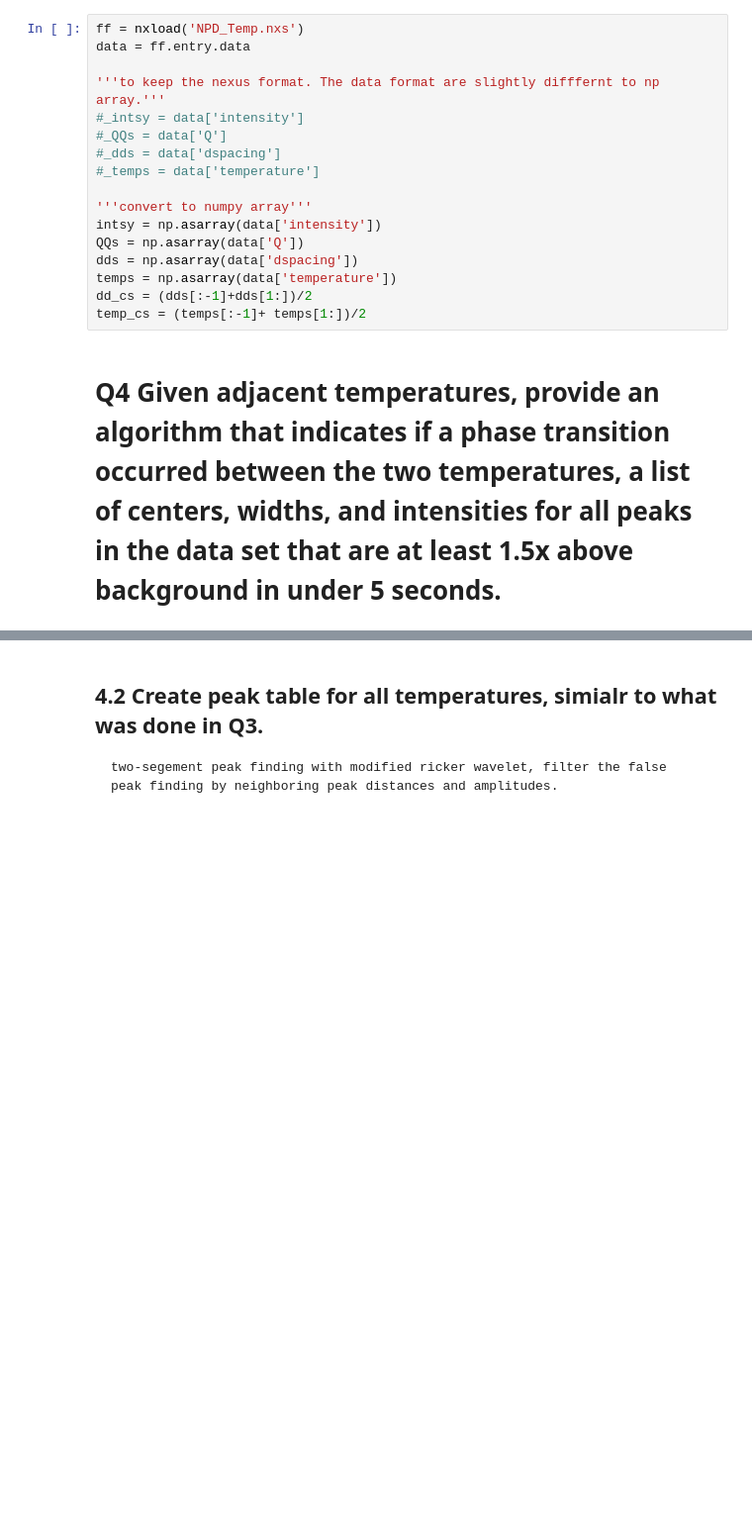
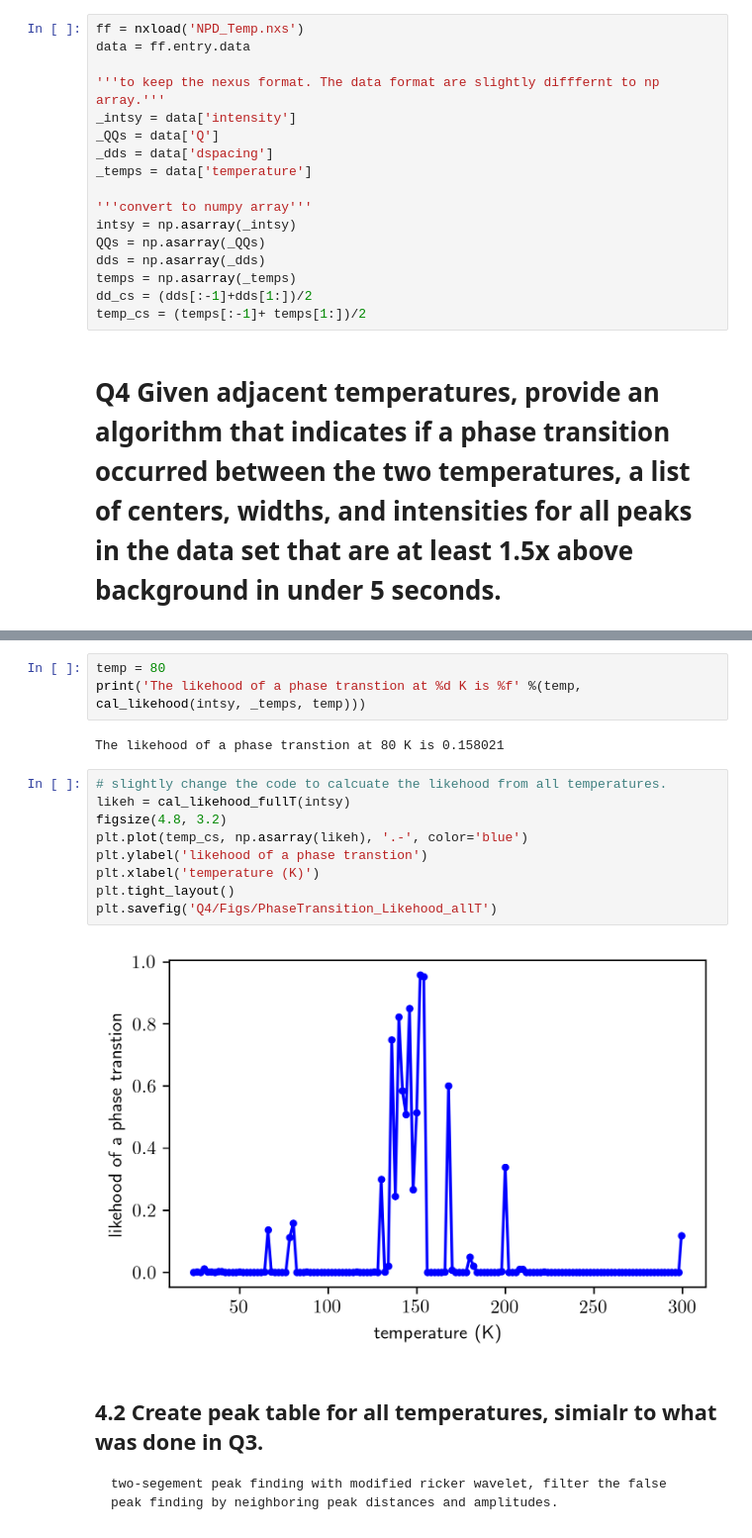
Before and after one commit to yaohualiu/NPD, a Jupyter notebook: NPD_Q4.ipynb, the cells around one changed output, grey strips where cells are left out. Shown at 99% size. Saved outputs shown, nothing was run; the diff lists cells and outputs as text; blank space fills up the shorter version.

```diff
--- a/NPD_Q4.ipynb
+++ b/NPD_Q4.ipynb
@@ -45,16 +45,16 @@ ff = nxload('NPD_Temp.nxs')
 data = ff.entry.data
 
 '''to keep the nexus format. The data format are slightly difffernt to np array.'''
-#_intsy = data['intensity']
-#_QQs = data['Q']
-#_dds = data['dspacing']
-#_temps = data['temperature']
+_intsy = data['intensity']
+_QQs = data['Q']
+_dds = data['dspacing']
+_temps = data['temperature']
 
 '''convert to numpy array'''
-intsy = np.asarray(data['intensity'])
-QQs = np.asarray(data['Q'])
-dds = np.asarray(data['dspacing'])
-temps = np.asarray(data['temperature'])
+intsy = np.asarray(_intsy)
+QQs = np.asarray(_QQs)
+dds = np.asarray(_dds)
+temps = np.asarray(_temps)
 dd_cs = (dds[:-1]+dds[1:])/2
 temp_cs = (temps[:-1]+ temps[1:])/2
 # %% [markdown]
@@ -488,3 +165,19 @@ cal_likehood_bypeakpos(intsy, temps, dd_cs, temp, gamma = 0.05, figtitle = title
+# %%
+temp = 80
+print('The likehood of a phase transtion at %d K is %f' %(temp, cal_likehood(intsy, _temps, temp)))
+# %% [output]
+The likehood of a phase transtion at 80 K is 0.158021
+# %%
+# slightly change the code to calcuate the likehood from all temperatures.
+likeh = cal_likehood_fullT(intsy)
+figsize(4.8, 3.2)
+plt.plot(temp_cs, np.asarray(likeh), '.-', color='blue')
+plt.ylabel('likehood of a phase transtion')
+plt.xlabel('temperature (K)')
+plt.tight_layout()
+plt.savefig('Q4/Figs/PhaseTransition_Likehood_allT')
+# %% [output]
+[figure, added]
 # %% [markdown]
 ## 4.2 Create peak table for all temperatures, simialr to what was done in Q3.
 
```
Also changed, not shown: parts of 34 cells of this notebook.
